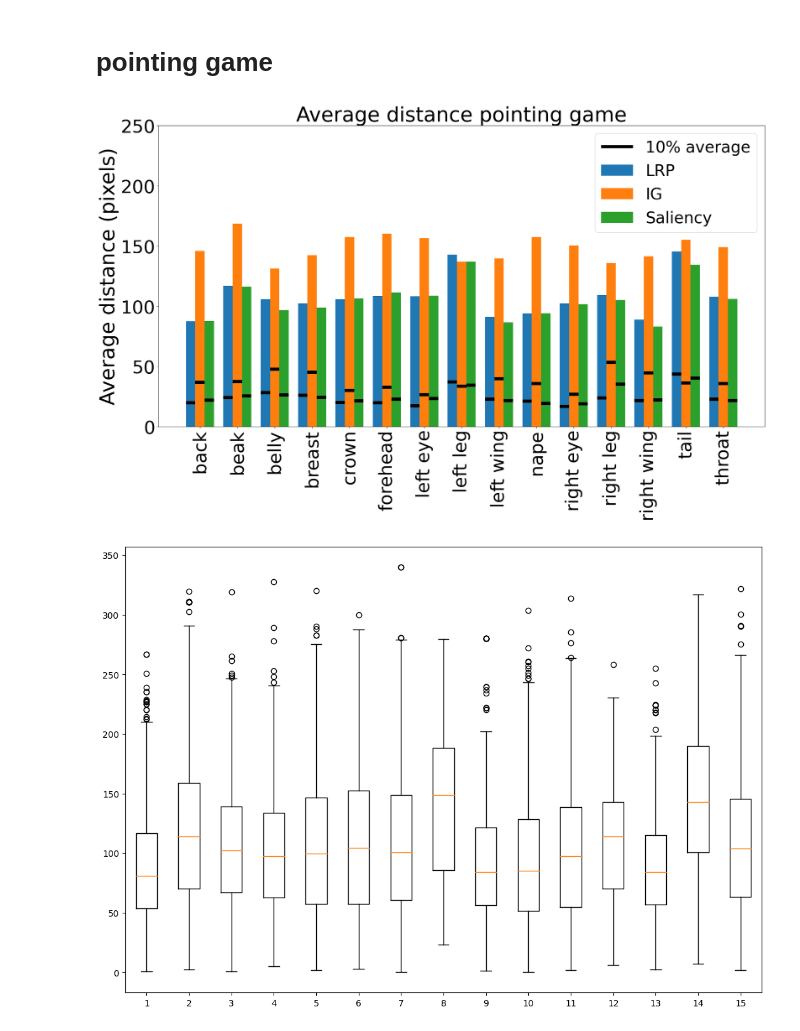
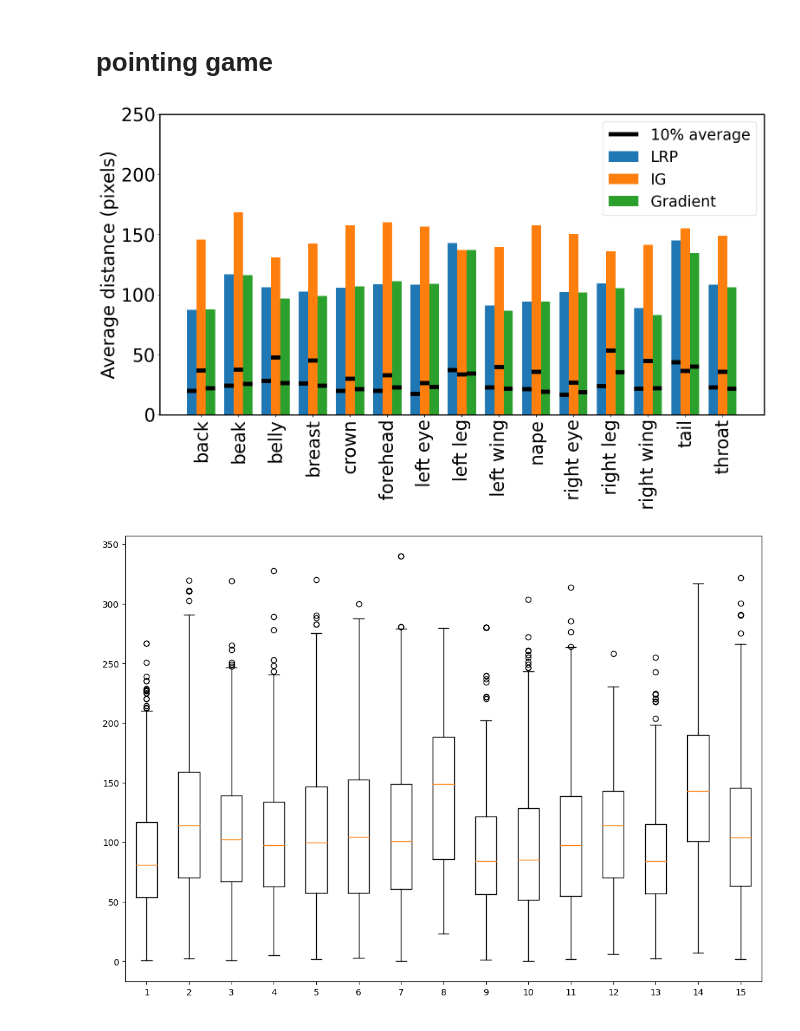
Before and after one commit to JackFurby/explainable-concept-bottleneck-models, a Jupyter notebook: plot.ipynb, the cells around one changed output. Drawn from its saved outputs; the diff is of its cells as text; code cells hidden in the pictures.

```diff
--- a/plot.ipynb
+++ b/plot.ipynb
@@ -27,9 +27,9 @@ plt.show()
 # %%
 import pickle
 # %%
-IG_dist = pickle.load(open("./results/pointing_game/IG/pointing_game_values.pkl", "rb"))
-LRP_dist = pickle.load(open("./results/pointing_game/LRP/pointing_game_values.pkl", "rb"))
-vanilla_dist = pickle.load(open("./results/pointing_game/vanilla/pointing_game_values.pkl", "rb"))
+IG_dist = pickle.load(open("./results/PointingGame/IG/pointing_game_values.pkl", "rb"))
+LRP_dist = pickle.load(open("./results/PointingGame/LRP/pointing_game_values.pkl", "rb"))
+vanilla_dist = pickle.load(open("./results/PointingGame/vanilla/pointing_game_values.pkl", "rb"))
 # %%
 LRP_values = [(sum(LRP_dist[key]) / len(LRP_dist[key])) for key in range(len(LRP_dist))]
 LRP_shortest_list = [(sorted(LRP_dist[key])[:int(len(LRP_dist[key])*0.1)]) for key in range(len(LRP_dist))]
@@ -41,41 +41,41 @@ vanilla_values = [(sum(vanilla_dist[key]) / len(vanilla_dist[key])) for key in r
 vanilla_shortest_list = [(sorted(vanilla_dist[key])[:int(len(vanilla_dist[key])*0.1)]) for key in range(len(vanilla_dist))]
 vanilla_shortest_values = [(sum(i) / len(i)) for i in vanilla_shortest_list]
 part_labels = ("back", "beak", "belly", "breast", "crown", "forehead", "left eye", "left leg", "left wing", "nape", "right eye", "right leg", "right wing", "tail", "throat")
 
 bar_width = 0.25
-fig = plt.subplots(figsize = (24, 12))
+fig = plt.subplots(figsize = (18, 9))
 num_parts = len(part_labels)
 
 ind = np.arange(num_parts)
 
 plt.bar(ind, LRP_values, bar_width, label='LRP')
 plt.bar(ind + bar_width, IG_values, bar_width, label='IG')
-plt.bar(ind + (2*bar_width), vanilla_values, bar_width, label='Saliency')
+plt.bar(ind + (2*bar_width), vanilla_values, bar_width, label='Gradient')
 
 # shortest 10% distance average
 
 LRP_start = ind-(bar_width/2)
 LRP_end = LRP_start+bar_width
 plt.hlines(LRP_shortest_values, LRP_start, LRP_end, color ='black', linewidth=7.0, label="10% average")
 
 IG_start = (ind-(bar_width/2))+bar_width
 IG_end = IG_start+bar_width
 plt.hlines(IG_shortest_values, IG_start, IG_end, color ='black', linewidth=7.0)
 
 vanilla_start = (ind-(bar_width/2))+(2*bar_width)
 vanilla_end = IG_start+(2*bar_width)
 plt.hlines(vanilla_shortest_values, vanilla_start, vanilla_end, color ='black', linewidth=7.0)
 
-plt.ylabel('Average distance (pixels)', fontsize=45)
-plt.title('Average distance pointing game', fontsize=45)
+plt.ylabel('Average distance (pixels)', fontsize=30)
 
-plt.xticks(ind + bar_width, part_labels, rotation='vertical', fontsize=40)
-plt.yticks(fontsize=40)
-plt.legend(loc='best', prop={'size': 35})
+plt.xticks(ind + bar_width, part_labels, rotation='vertical', fontsize=30)
+plt.yticks(fontsize=30)
+plt.legend(loc='best', prop={'size': 25})
 plt.ylim(0, 250)
+#plt.rcParams["axes.linewidth"] = 2
 plt.show()
 # %% [output]
-[figure, old version]
+[figure, new version]
 # %%
 LRP_values = [LRP_dist[key] for key in range(len(LRP_dist))]
 IG_values = [(sum(IG_dist[key]) / len(IG_dist[key])) for key in range(len(IG_dist))]
```
Also changed, not shown: 9 other files.
